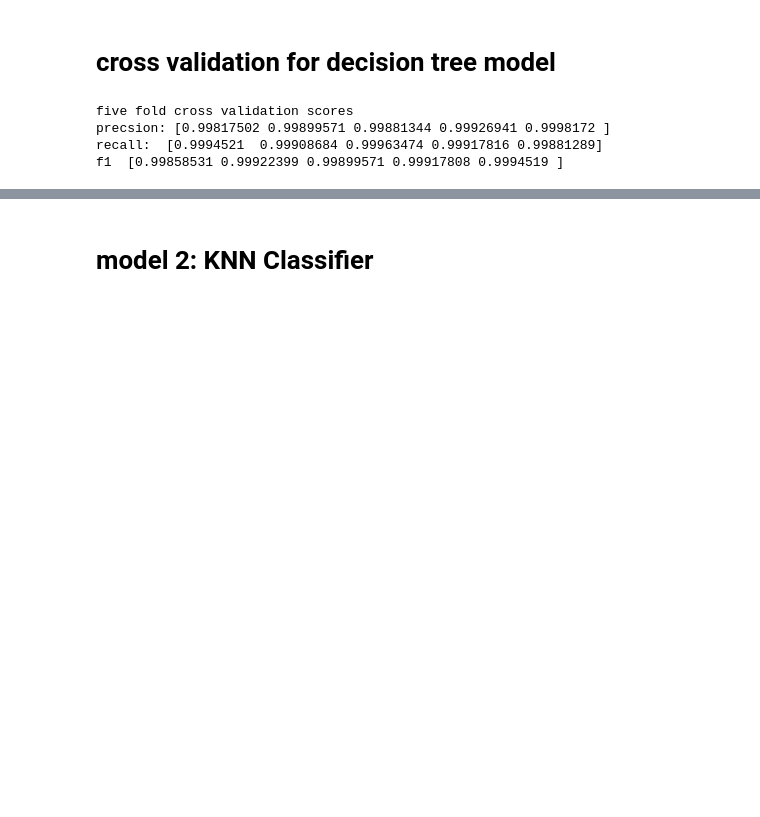
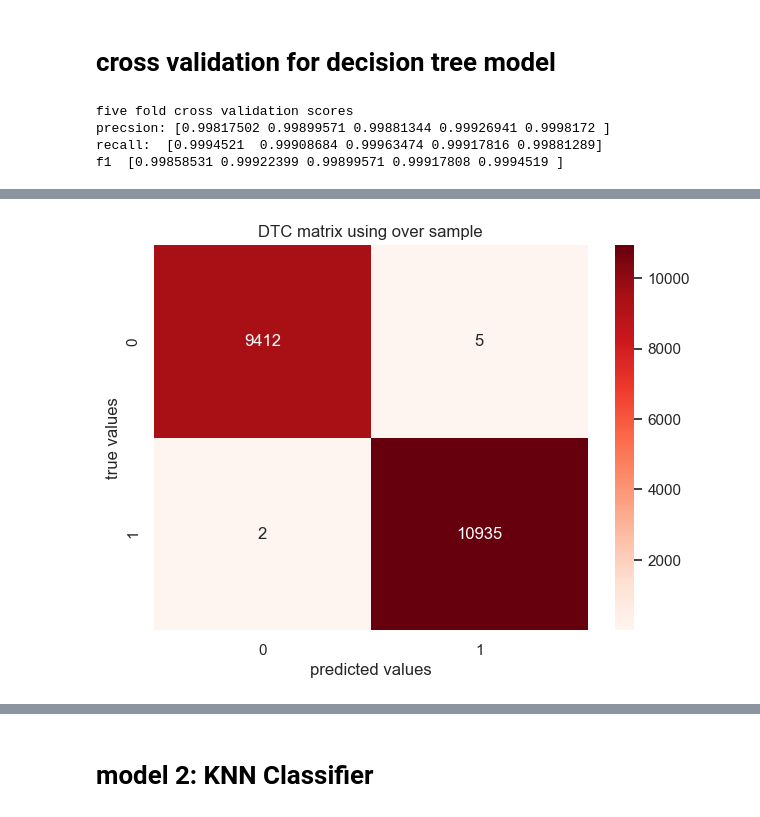
Before and after one commit to mercy-nwachukwu/7072CEM, a Jupyter notebook: classification.ipynb, the cells around one changed output, grey strips where cells are left out. Saved outputs shown, nothing was run; the diff lists cells and outputs as text; code cells hidden in the pictures; blank space fills up the shorter version.

```diff
--- a/classification.ipynb
+++ b/classification.ipynb
@@ -315,0 +319,37 @@ f1  [0.99858531 0.99922399 0.99899571 0.99917808 0.9994519 ]
+# %%
+from imblearn.over_sampling import RandomOverSampler
+
+# split the dataset into 80% training and 20% testing
+dtc2_X_train, dtc2_X_test, dtc2_y_train, dtc2_y_test = train_test_split(X_important, rfc_y, test_size=0.2)
+
+overSample_dtc = RandomOverSampler()
+dtc_X_train_Os, dtc_y_train_Os = overSample_dtc.fit_resample(dtc2_X_train, dtc2_y_train)
+
+dtc2 = DecisionTreeClassifier()
+dtc2.fit(dtc_X_train_Os, dtc_y_train_Os)
+
+# get predictions
+dtc2_prediction = dtc.predict(dtc2_X_test)
+
+# get probabilities of positive
+dtc2_modelScore = dtc2.predict_proba(dtc2_X_test)[:, 1] # gets positive class
+dtc2_roc = roc_auc_score(dtc2_y_test, dtc2_modelScore)
+print(f"rou-auc score for the decision tree model when over sampled: {dtc2_roc}")
+
+# f1 score
+dtc2_f1 = f1_score(dtc2_y_test, dtc2_prediction)
+print(f"f1 score for the decision tree model-over sampled: {dtc2_f1}")
+
+# Recall
+dtc2_recall = recall_score(dtc2_y_test, dtc2_prediction)
+print(f"recall: {dtc2_recall}")
+
+# Precision
+dtc2_precision = precision_score(dtc2_y_test, dtc2_prediction)
+print(f"precision: {dtc2_precision}")
+
+dtc2_cm = confusion_matrix(dtc2_y_test, dtc2_prediction)
+print(f"confusion matrix: \n{dtc2_cm}")
+
+# calculate truepositive and falsepositive rate to plot
+dtc2_Tpositive, dtc2_Fpositive, _ = roc_curve(dtc2_y_test, dtc2_modelScore)
@@ -315,0 +364,10 @@ f1  [0.99858531 0.99922399 0.99899571 0.99917808 0.9994519 ]
+# %%
+# Plot the DTC model confusion matrix
+plt.figure(figsize=(7,5))
+sns.heatmap(dtc2_cm, annot=True, fmt='d', cmap='Reds')
+plt.xlabel('predicted values')
+plt.ylabel('true values')
+plt.title('DTC matrix using over sample')
+plt.show()
+# %% [output]
+[figure, added]
```
Also changed, not shown: parts of 22 cells of this notebook, 1 other file.
